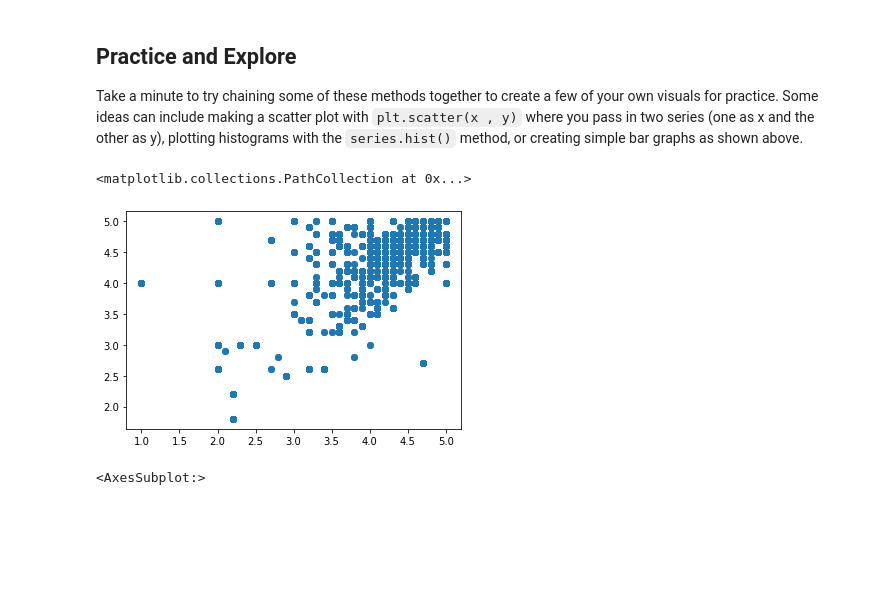
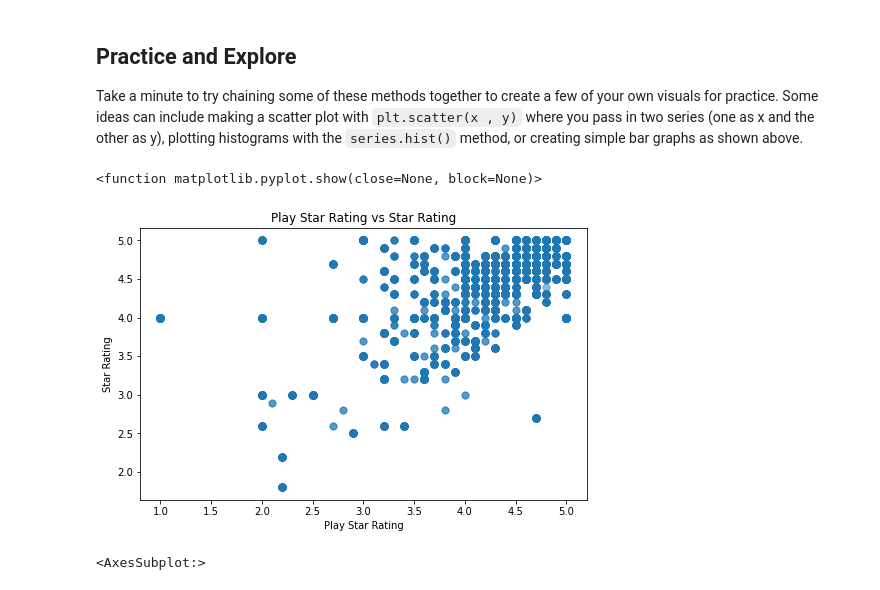
Before and after one commit to carlearn/dsc-first-codealong-online-ds-sp-000, a Jupyter notebook: index.ipynb, the cells around one changed output. Drawn from its saved outputs; the diff is of its cells as text; code cells hidden in the pictures; blank space fills up the shorter version.

Commit message:
updated lab with more graphs

```diff
--- a/index.ipynb
+++ b/index.ipynb
@@ -377,11 +379,17 @@ Text(0, 0.5, 'Theme')
 ## Practice and Explore
 
 Take a minute to try chaining some of these methods together to create a few of your own visuals for practice. Some ideas can include making a scatter plot with `plt.scatter(x , y)` where you pass in two series (one as x and the other as y), plotting histograms with the `series.hist()` method, or creating simple bar graphs as shown above.
-# %%
-plt.scatter(df.play_star_rating, df.star_rating)
-# %% [output]
-<matplotlib.collections.PathCollection at 0x...>
-[figure, removed]
+# %%
+plt.figure(figsize=(8,5))
+plt.scatter(df.play_star_rating, df.star_rating, s=50, alpha=0.5)
+#s makes the graph bigger, alpha is for transparency, low value makes more transparent.
+plt.xlabel('Play Star Rating')
+plt.ylabel('Star Rating')
+plt.title('Play Star Rating vs Star Rating')
+plt.show
+# %% [output]
+<function matplotlib.pyplot.show(close=None, block=None)>
+[figure, added]
 # %%
 df.play_star_rating.hist()
 # %% [output]
```
Also changed, not shown: parts of 4 cells of this notebook.
